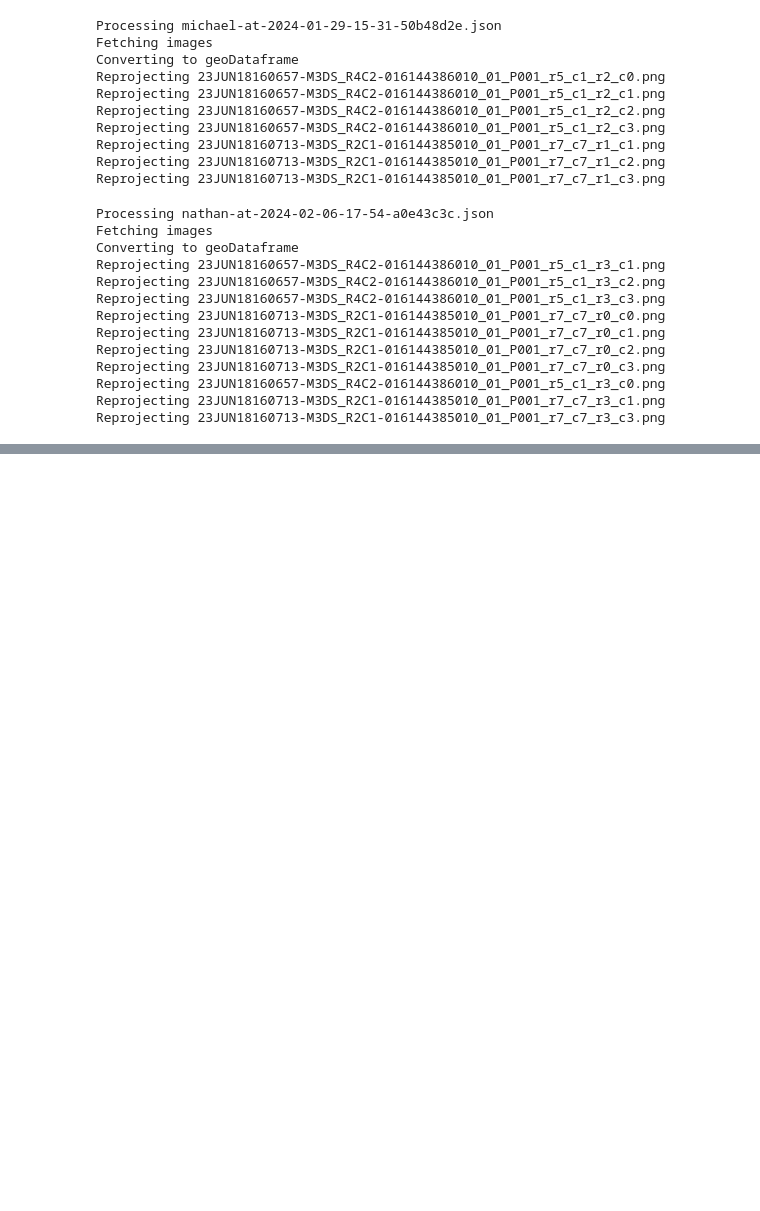
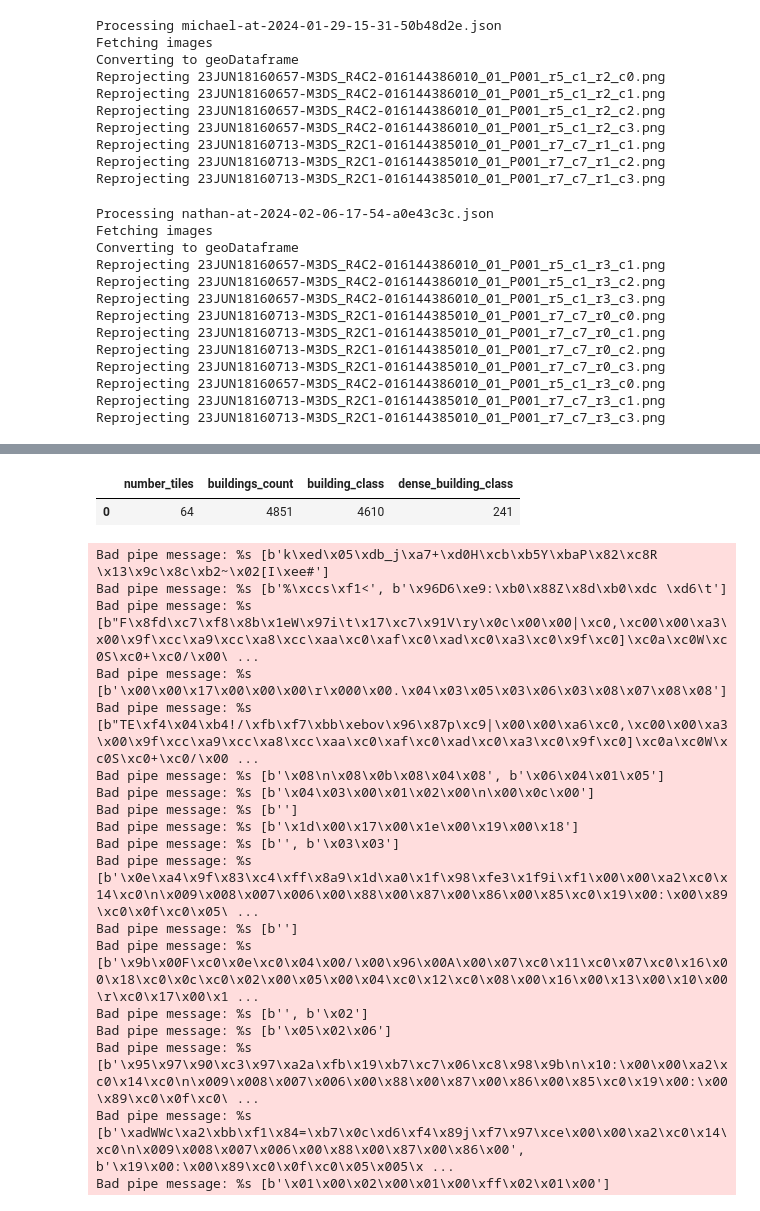
Before and after one commit to MHathorn/beam_update_2309, a Jupyter notebook: beam_model_training/scripts/label_processing.ipynb, the cells around one changed output, grey strips where cells are left out. Saved outputs shown, nothing was run; the diff lists cells and outputs as text; code cells hidden in the pictures; blank space fills up the shorter version.

```diff
--- a/beam_model_training/scripts/label_processing.ipynb
+++ b/beam_model_training/scripts/label_processing.ipynb
@@ -292,0 +272,29 @@ Bad pipe message: %s [b"&U\xbc\xeb#\rI\xaf\n2;<'\xd0\xc1\x9c\xc7\x1b\x00\x00\xf4
+# %%
+summary_df = pd.DataFrame({
+'number_tiles': [len(labels.image_name.unique())],
+'buildings_count': [labels.label.count()],
+'building_class': [labels.groupby('label').geometry.count().Building],
+'dense_building_class': [labels.groupby('label').geometry.count()["dense building"]]})
+# %%
+summary_df
+# %% [output]
+|  | number_tiles | buildings_count | building_class | dense_building_class |
+| 0 | 64 | 4851 | 4610 | 241 |
+Bad pipe message: %s [b'k\xed\x05\xdb_j\xa7+\xd0H\xcb\xb5Y\xbaP\x82\xc8R \x13\x9c\x8c\xb2~\x02[I\xee#']
+Bad pipe message: %s [b'%\xccs\xf1<', b'\x96D6\xe9:\xb0\x88Z\x8d\xb0\xdc \xd6\t']
+Bad pipe message: %s [b"F\x8fd\xc7\xf8\x8b\x1eW\x97i\t\x17\xc7\x91V\ry\x0c\x00\x00|\xc0,\xc00\x00\xa3\x00\x9f\xcc\xa9\xcc\xa8\xcc\xaa\xc0\xaf\xc0\xad\xc0\xa3\xc0\x9f\xc0]\xc0a\xc0W\xc0S\xc0+\xc0/\x00\ ...
+Bad pipe message: %s [b'\x00\x00\x17\x00\x00\x00\r\x000\x00.\x04\x03\x05\x03\x06\x03\x08\x07\x08\x08']
+Bad pipe message: %s [b"TE\xf4\x04\xb4!/\xfb\xf7\xbb\xebov\x96\x87p\xc9|\x00\x00\xa6\xc0,\xc00\x00\xa3\x00\x9f\xcc\xa9\xcc\xa8\xcc\xaa\xc0\xaf\xc0\xad\xc0\xa3\xc0\x9f\xc0]\xc0a\xc0W\xc0S\xc0+\xc0/\x00 ...
+Bad pipe message: %s [b'\x08\n\x08\x0b\x08\x04\x08', b'\x06\x04\x01\x05']
+Bad pipe message: %s [b'\x04\x03\x00\x01\x02\x00\n\x00\x0c\x00']
+Bad pipe message: %s [b'']
+Bad pipe message: %s [b'\x1d\x00\x17\x00\x1e\x00\x19\x00\x18']
+Bad pipe message: %s [b'', b'\x03\x03']
+Bad pipe message: %s [b'\x0e\xa4\x9f\x83\xc4\xff\x8a9\x1d\xa0\x1f\x98\xfe3\x1f9i\xf1\x00\x00\xa2\xc0\x14\xc0\n\x009\x008\x007\x006\x00\x88\x00\x87\x00\x86\x00\x85\xc0\x19\x00:\x00\x89\xc0\x0f\xc0\x05\ ...
+Bad pipe message: %s [b'']
+Bad pipe message: %s [b'\x9b\x00F\xc0\x0e\xc0\x04\x00/\x00\x96\x00A\x00\x07\xc0\x11\xc0\x07\xc0\x16\x00\x18\xc0\x0c\xc0\x02\x00\x05\x00\x04\xc0\x12\xc0\x08\x00\x16\x00\x13\x00\x10\x00\r\xc0\x17\x00\x1 ...
+Bad pipe message: %s [b'', b'\x02']
+Bad pipe message: %s [b'\x05\x02\x06']
+Bad pipe message: %s [b'\x95\x97\x90\xc3\x97\xa2a\xfb\x19\xb7\xc7\x06\xc8\x98\x9b\n\x10:\x00\x00\xa2\xc0\x14\xc0\n\x009\x008\x007\x006\x00\x88\x00\x87\x00\x86\x00\x85\xc0\x19\x00:\x00\x89\xc0\x0f\xc0\ ...
+Bad pipe message: %s [b'\xadWWc\xa2\xbb\xf1\x84=\xb7\x0c\xd6\xf4\x89j\xf7\x97\xce\x00\x00\xa2\xc0\x14\xc0\n\x009\x008\x007\x006\x00\x88\x00\x87\x00\x86\x00', b'\x19\x00:\x00\x89\xc0\x0f\xc0\x05\x005\x ...
+Bad pipe message: %s [b'\x01\x00\x02\x00\x01\x00\xff\x02\x01\x00']
```
Also changed, not shown: parts of 8 cells of this notebook, 9 other files.
